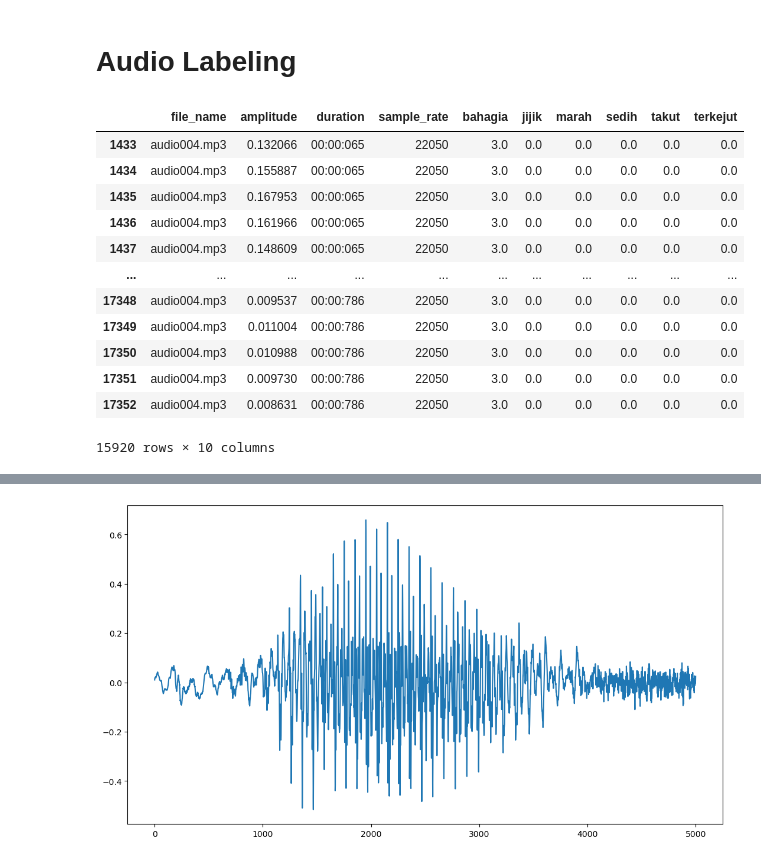
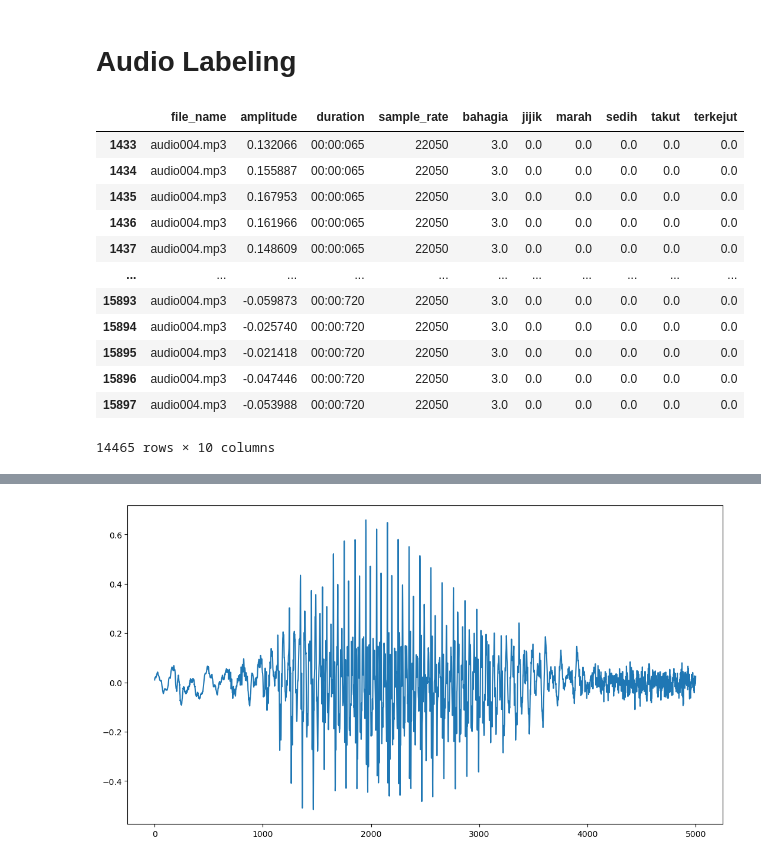
Before and after one commit to mwahid60/audio_preprocesing, a Jupyter notebook: emotion.ipynb, the cells around one changed output, grey strips where cells are left out. Drawn from its saved outputs; the diff is of its cells as text; code cells hidden in the pictures.

```diff
--- a/emotion.ipynb
+++ b/emotion.ipynb
@@ -112,26 +112,31 @@ df
 # %%
 # index 004 = 1433:17352 = 3
 # %%
-fillter_004 = ((df["file_name"] == "audio004.mp3") &
-               (df["duration"] >= "00:00:065") &
-               (df["duration"] <= "00:00:786"))
-df.loc[fillter_004, 'bahagia'] = 3
+filter_004_01 = ((df["file_name"] == "audio004.mp3") &
+                 (df["duration"] >= "00:00:065") &
+                 (df["duration"] <= "00:00:720"))
+df.loc[filter_004_01, 'bahagia'] = 3
+
+filter_004_02 = ((df["file_name"] == "audio004.mp3") &
+                 (df["duration"] > "00:00:720") &
+                 (df["duration"] <= "00:01:250"))
+df.loc[filter_004_02, 'bahagia'] = 2
 # %%
-df.loc[range(1433,17353)]
+df.loc[filter_004_01]
 # %% [output]
 |  | file_name | amplitude | duration | sample_rate | bahagia | jijik | marah | sedih | takut | terkejut |
 | 1433 | audio004.mp3 | 0.132066 | 00:00:065 | 22050 | 3.0 | 0.0 | 0.0 | 0.0 | 0.0 | 0.0 |
 | 1434 | audio004.mp3 | 0.155887 | 00:00:065 | 22050 | 3.0 | 0.0 | 0.0 | 0.0 | 0.0 | 0.0 |
 | 1435 | audio004.mp3 | 0.167953 | 00:00:065 | 22050 | 3.0 | 0.0 | 0.0 | 0.0 | 0.0 | 0.0 |
 | 1436 | audio004.mp3 | 0.161966 | 00:00:065 | 22050 | 3.0 | 0.0 | 0.0 | 0.0 | 0.0 | 0.0 |
 | 1437 | audio004.mp3 | 0.148609 | 00:00:065 | 22050 | 3.0 | 0.0 | 0.0 | 0.0 | 0.0 | 0.0 |
 | ... | ... | ... | ... | ... | ... | ... | ... | ... | ... | ... |
-| 17348 | audio004.mp3 | 0.009537 | 00:00:786 | 22050 | 3.0 | 0.0 | 0.0 | 0.0 | 0.0 | 0.0 |
-| 17349 | audio004.mp3 | 0.011004 | 00:00:786 | 22050 | 3.0 | 0.0 | 0.0 | 0.0 | 0.0 | 0.0 |
-| 17350 | audio004.mp3 | 0.010988 | 00:00:786 | 22050 | 3.0 | 0.0 | 0.0 | 0.0 | 0.0 | 0.0 |
-| 17351 | audio004.mp3 | 0.009730 | 00:00:786 | 22050 | 3.0 | 0.0 | 0.0 | 0.0 | 0.0 | 0.0 |
-| 17352 | audio004.mp3 | 0.008631 | 00:00:786 | 22050 | 3.0 | 0.0 | 0.0 | 0.0 | 0.0 | 0.0 |
+| 15893 | audio004.mp3 | -0.059873 | 00:00:720 | 22050 | 3.0 | 0.0 | 0.0 | 0.0 | 0.0 | 0.0 |
+| 15894 | audio004.mp3 | -0.025740 | 00:00:720 | 22050 | 3.0 | 0.0 | 0.0 | 0.0 | 0.0 | 0.0 |
+| 15895 | audio004.mp3 | -0.021418 | 00:00:720 | 22050 | 3.0 | 0.0 | 0.0 | 0.0 | 0.0 | 0.0 |
+| 15896 | audio004.mp3 | -0.047446 | 00:00:720 | 22050 | 3.0 | 0.0 | 0.0 | 0.0 | 0.0 | 0.0 |
+| 15897 | audio004.mp3 | -0.053988 | 00:00:720 | 22050 | 3.0 | 0.0 | 0.0 | 0.0 | 0.0 | 0.0 |
-15920 rows × 10 columns
+14465 rows × 10 columns
 # %%
 df[df['file_name']== 'audio003.mp3'].tail(5)
 # %% [output]
```
Also changed, not shown: 1 other file.
